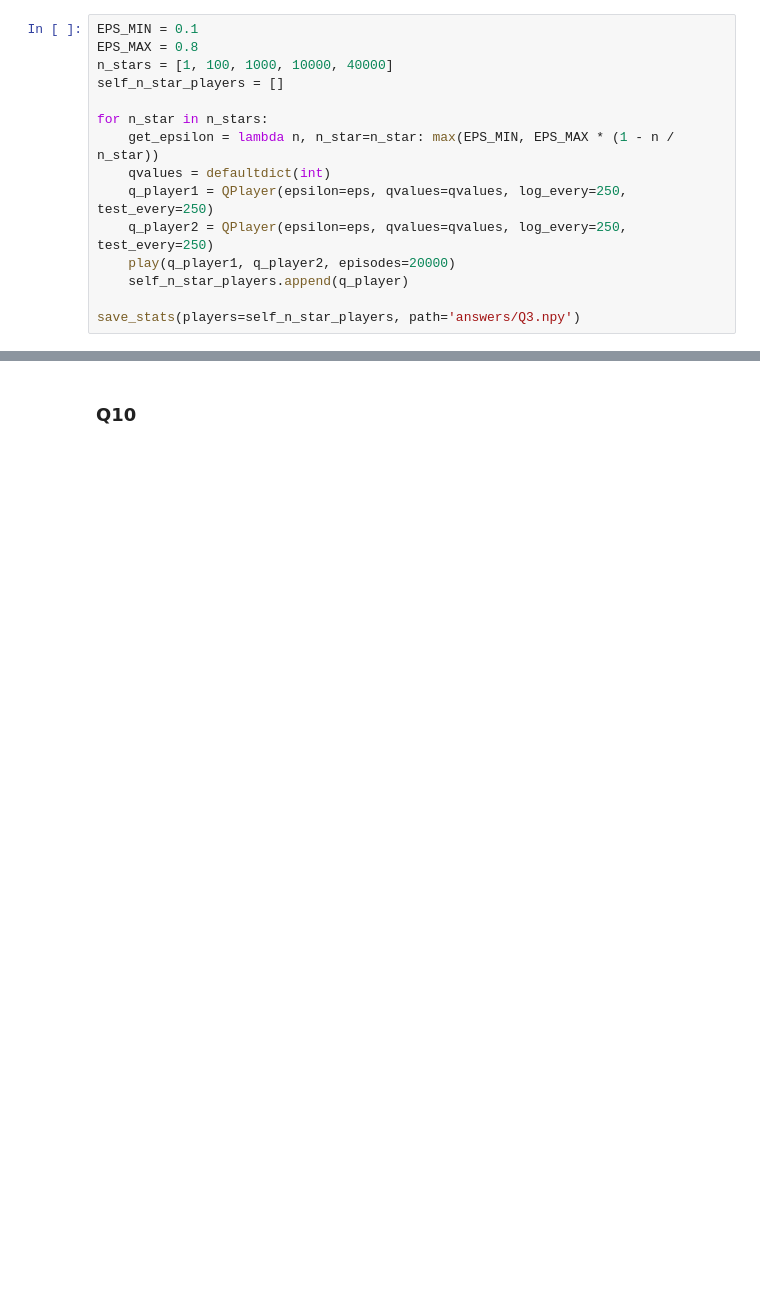
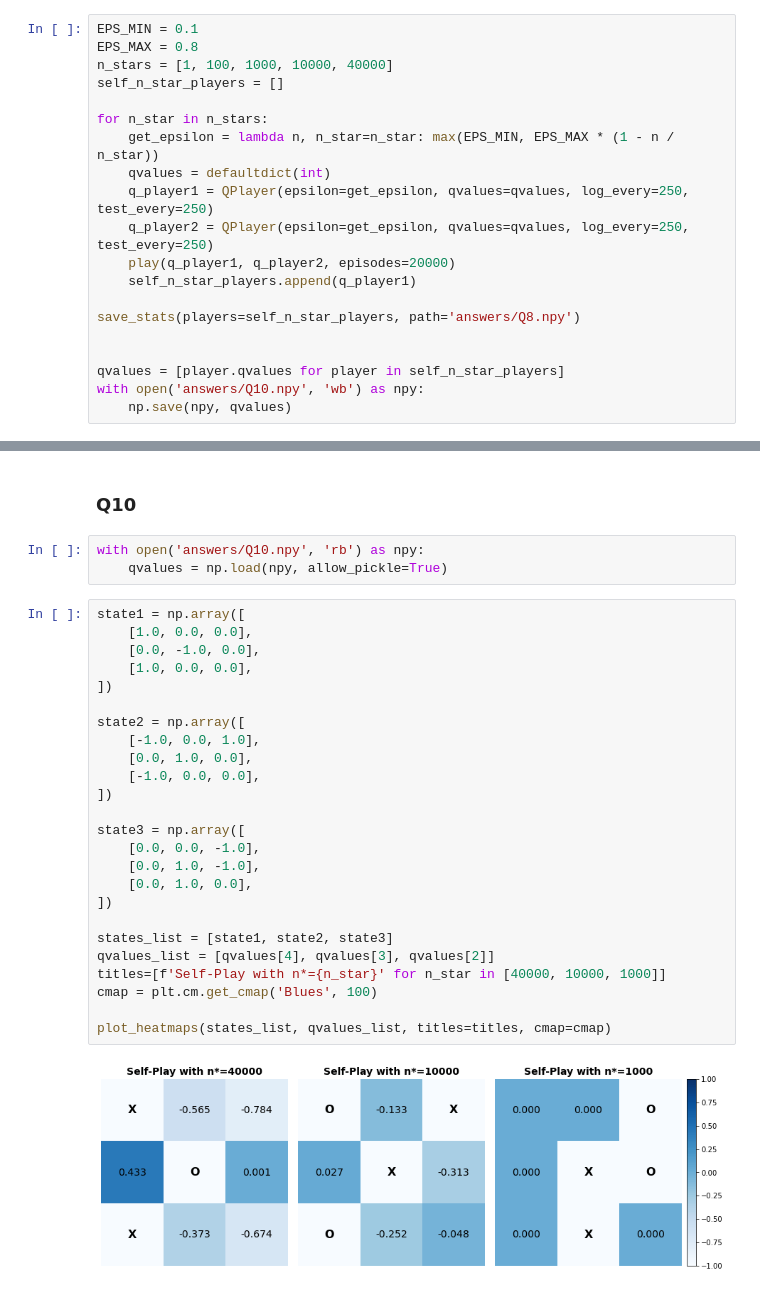
Before and after one commit to mismayil/ann-miniproject, a Jupyter notebook: QLearner.ipynb, the cells around one changed output, grey strips where cells are left out. Drawn from its saved outputs; the diff is of its cells as text; blank space fills up the shorter version.

```diff
--- a/QLearner.ipynb
+++ b/QLearner.ipynb
@@ -203,9 +245,14 @@ self_n_star_players = []
 for n_star in n_stars:
     get_epsilon = lambda n, n_star=n_star: max(EPS_MIN, EPS_MAX * (1 - n / n_star))
     qvalues = defaultdict(int)
-    q_player1 = QPlayer(epsilon=eps, qvalues=qvalues, log_every=250, test_every=250)
-    q_player2 = QPlayer(epsilon=eps, qvalues=qvalues, log_every=250, test_every=250)
+    q_player1 = QPlayer(epsilon=get_epsilon, qvalues=qvalues, log_every=250, test_every=250)
+    q_player2 = QPlayer(epsilon=get_epsilon, qvalues=qvalues, log_every=250, test_every=250)
     play(q_player1, q_player2, episodes=20000)
-    self_n_star_players.append(q_player)
+    self_n_star_players.append(q_player1)
 
-save_stats(players=self_n_star_players, path='answers/Q3.npy')
+save_stats(players=self_n_star_players, path='answers/Q8.npy')
+
+
+qvalues = [player.qvalues for player in self_n_star_players]
+with open('answers/Q10.npy', 'wb') as npy:
+    np.save(npy, qvalues)
@@ -216,2 +263,32 @@ plot_m_values(stats_path='answers/Q8.npy', labels=[f'n*={n_star}' for n_star in
 # %% [markdown]
 ### Q10
+# %%
+with open('answers/Q10.npy', 'rb') as npy:
+    qvalues = np.load(npy, allow_pickle=True)
+# %%
+state1 = np.array([
+    [1.0, 0.0, 0.0],
+    [0.0, -1.0, 0.0],
+    [1.0, 0.0, 0.0],
+])
+
+state2 = np.array([
+    [-1.0, 0.0, 1.0],
+    [0.0, 1.0, 0.0],
+    [-1.0, 0.0, 0.0],
+])
+
+state3 = np.array([
+    [0.0, 0.0, -1.0],
+    [0.0, 1.0, -1.0],
+    [0.0, 1.0, 0.0],
+])
+
+states_list = [state1, state2, state3]
+qvalues_list = [qvalues[4], qvalues[3], qvalues[2]]
+titles=[f'Self-Play with n*={n_star}' for n_star in [40000, 10000, 1000]]
+cmap = plt.cm.get_cmap('Blues', 100)
+
+plot_heatmaps(states_list, qvalues_list, titles=titles, cmap=cmap)
+# %% [output]
+[figure, added]
```
Also changed, not shown: parts of 7 cells of this notebook, 2 other files.
